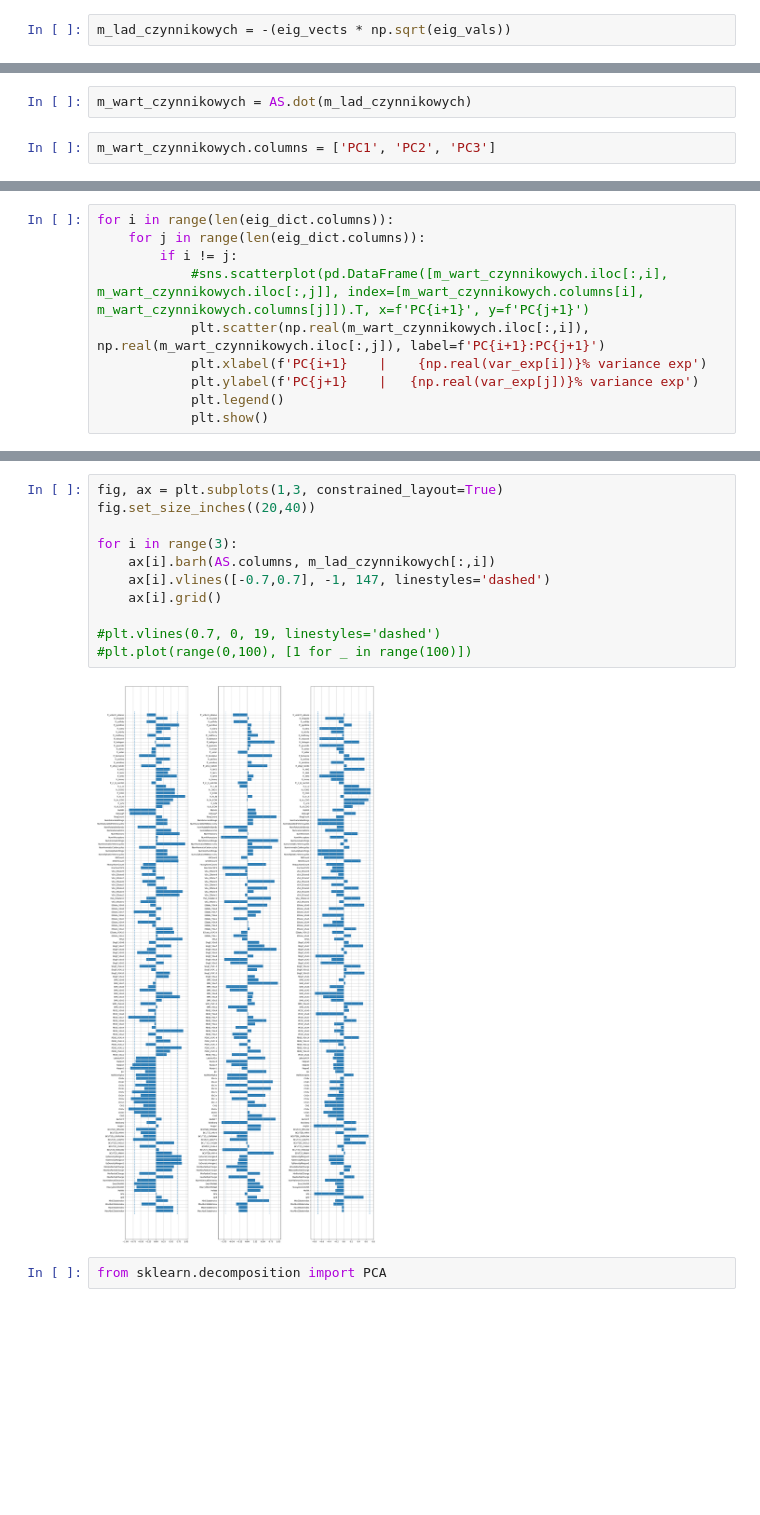
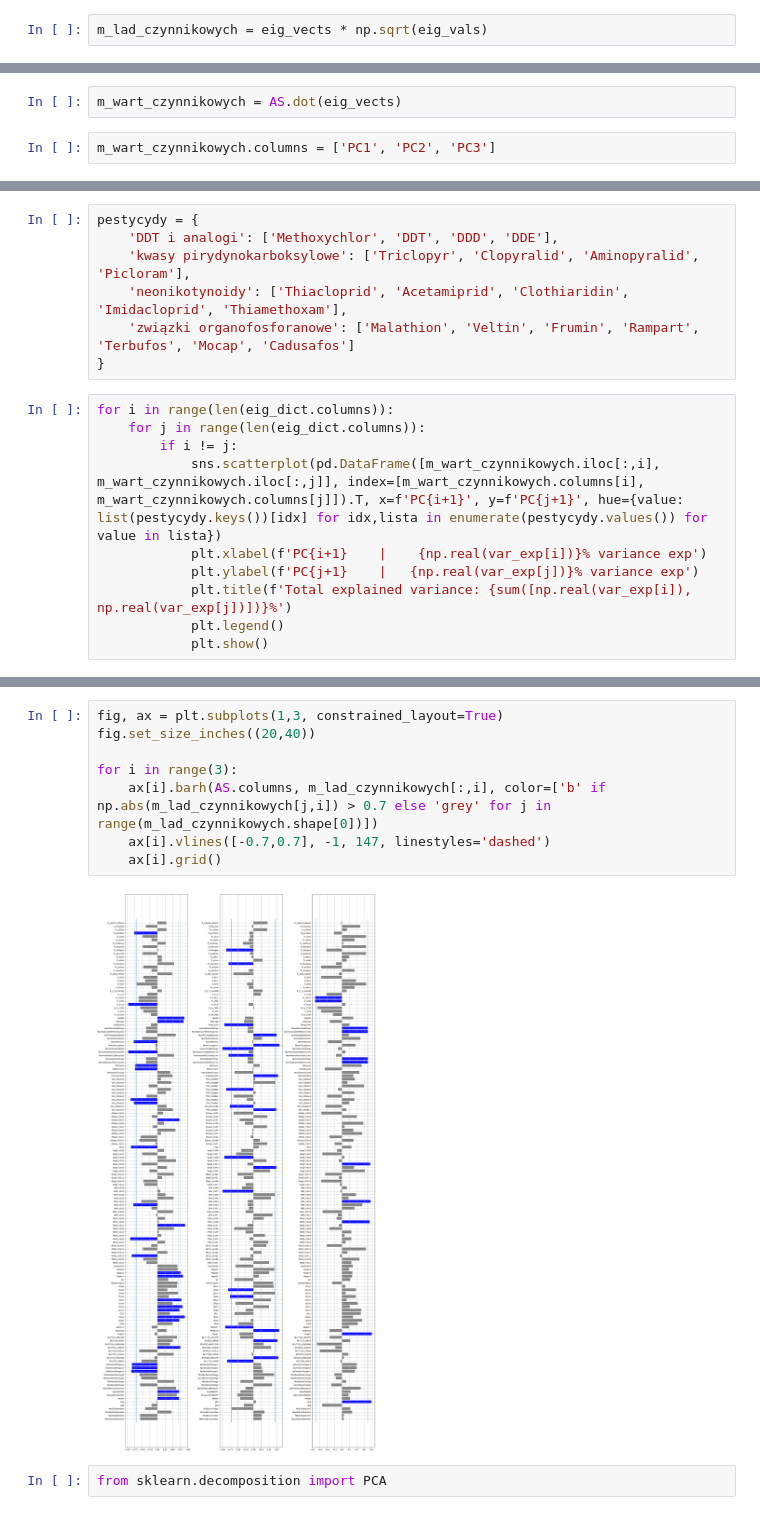
Before and after one commit to Kubabob/chemical-data-explorer, a Jupyter notebook: PCA/pca.ipynb, the cells around one changed output, grey strips where cells are left out. Cells and saved outputs as stored; diff of their text form; blank space fills up the shorter version.

```diff
--- a/PCA/pca.ipynb
+++ b/PCA/pca.ipynb
@@ -138,4 +176,4 @@ sns.heatmap(eig_vects, yticklabels=10, xticklabels=['PC1', 'PC2', 'PC3'])
 <Axes: >
 [figure]
 # %%
-m_lad_czynnikowych = -(eig_vects * np.sqrt(eig_vals))
+m_lad_czynnikowych = eig_vects * np.sqrt(eig_vals)
@@ -142,5 +200,5 @@ m_lad_czynnikowych = -(eig_vects * np.sqrt(eig_vals))
 # %%
-m_wart_czynnikowych = AS.dot(m_lad_czynnikowych)
+m_wart_czynnikowych = AS.dot(eig_vects)
 # %%
 m_wart_czynnikowych.columns = ['PC1', 'PC2', 'PC3']
 # %%
@@ -188,11 +225,18 @@ m_wart_czynnikowych
+# %%
+pestycydy = {
+    'DDT i analogi': ['Methoxychlor', 'DDT', 'DDD', 'DDE'],
+    'kwasy pirydynokarboksylowe': ['Triclopyr', 'Clopyralid', 'Aminopyralid', 'Picloram'],
+    'neonikotynoidy': ['Thiacloprid', 'Acetamiprid', 'Clothiaridin', 'Imidacloprid', 'Thiamethoxam'],
+    'związki organofosforanowe': ['Malathion', 'Veltin', 'Frumin', 'Rampart', 'Terbufos', 'Mocap', 'Cadusafos']
+}
 # %%
 for i in range(len(eig_dict.columns)):
     for j in range(len(eig_dict.columns)):
         if i != j:
-            #sns.scatterplot(pd.DataFrame([m_wart_czynnikowych.iloc[:,i], m_wart_czynnikowych.iloc[:,j]], index=[m_wart_czynnikowych.columns[i], m_wart_czynnikowych.columns[j]]).T, x=f'PC{i+1}', y=f'PC{j+1}')
-            plt.scatter(np.real(m_wart_czynnikowych.iloc[:,i]), np.real(m_wart_czynnikowych.iloc[:,j]), label=f'PC{i+1}:PC{j+1}')
+            sns.scatterplot(pd.DataFrame([m_wart_czynnikowych.iloc[:,i], m_wart_czynnikowych.iloc[:,j]], index=[m_wart_czynnikowych.columns[i], m_wart_czynnikowych.columns[j]]).T, x=f'PC{i+1}', y=f'PC{j+1}', hue={value: list(pestycydy.keys())[idx] for idx,lista in enumerate(pestycydy.values()) for value in lista})
             plt.xlabel(f'PC{i+1}    |    {np.real(var_exp[i])}% variance exp')
             plt.ylabel(f'PC{j+1}    |   {np.real(var_exp[j])}% variance exp')
+            plt.title(f'Total explained variance: {sum([np.real(var_exp[i]), np.real(var_exp[j])])}%')
             plt.legend()
             plt.show()
 # %% [output]
@@ -205,16 +292,13 @@ for i in range(len(eig_dict.columns)):
 # %%
 fig, ax = plt.subplots(1,3, constrained_layout=True)
 fig.set_size_inches((20,40))
 
 for i in range(3):
-    ax[i].barh(AS.columns, m_lad_czynnikowych[:,i])
+    ax[i].barh(AS.columns, m_lad_czynnikowych[:,i], color=['b' if np.abs(m_lad_czynnikowych[j,i]) > 0.7 else 'grey' for j in range(m_lad_czynnikowych.shape[0])])
     ax[i].vlines([-0.7,0.7], -1, 147, linestyles='dashed')
     ax[i].grid()
-
-#plt.vlines(0.7, 0, 19, linestyles='dashed')
-#plt.plot(range(0,100), [1 for _ in range(100)])
 # %% [output]
-[figure, old version]
+[figure, new version]
 # %%
 from sklearn.decomposition import PCA
 # %%
```
Also changed, not shown: parts of 11 cells of this notebook, 14 other files.
